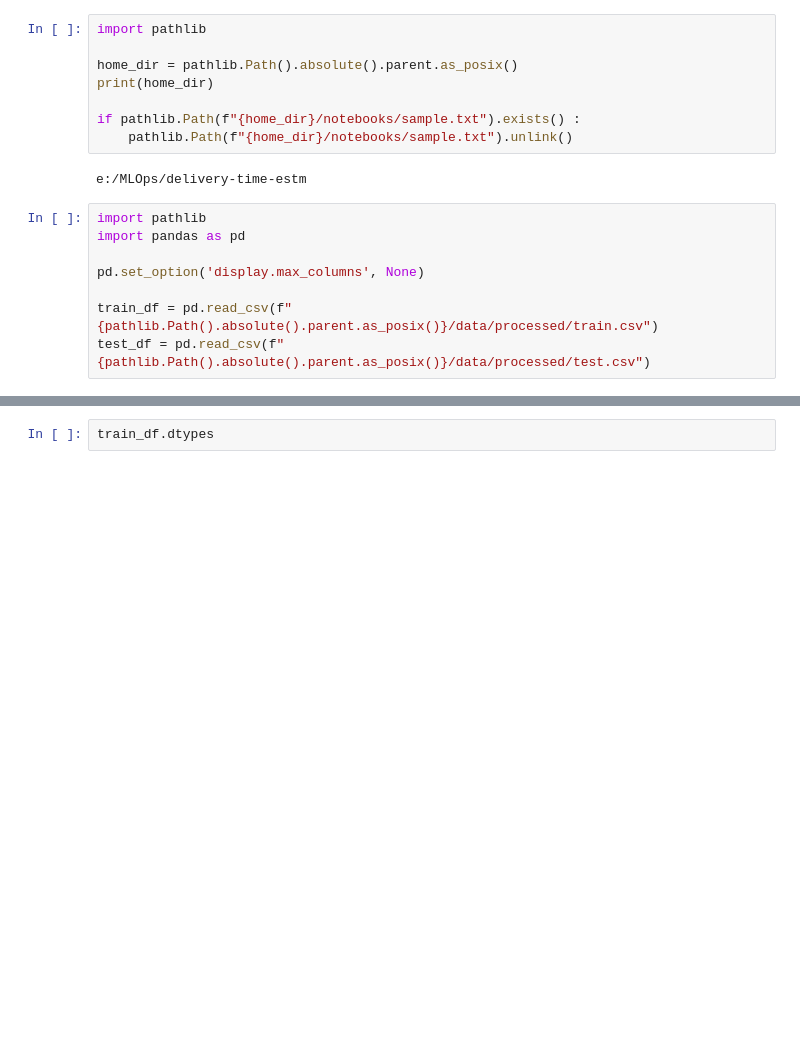
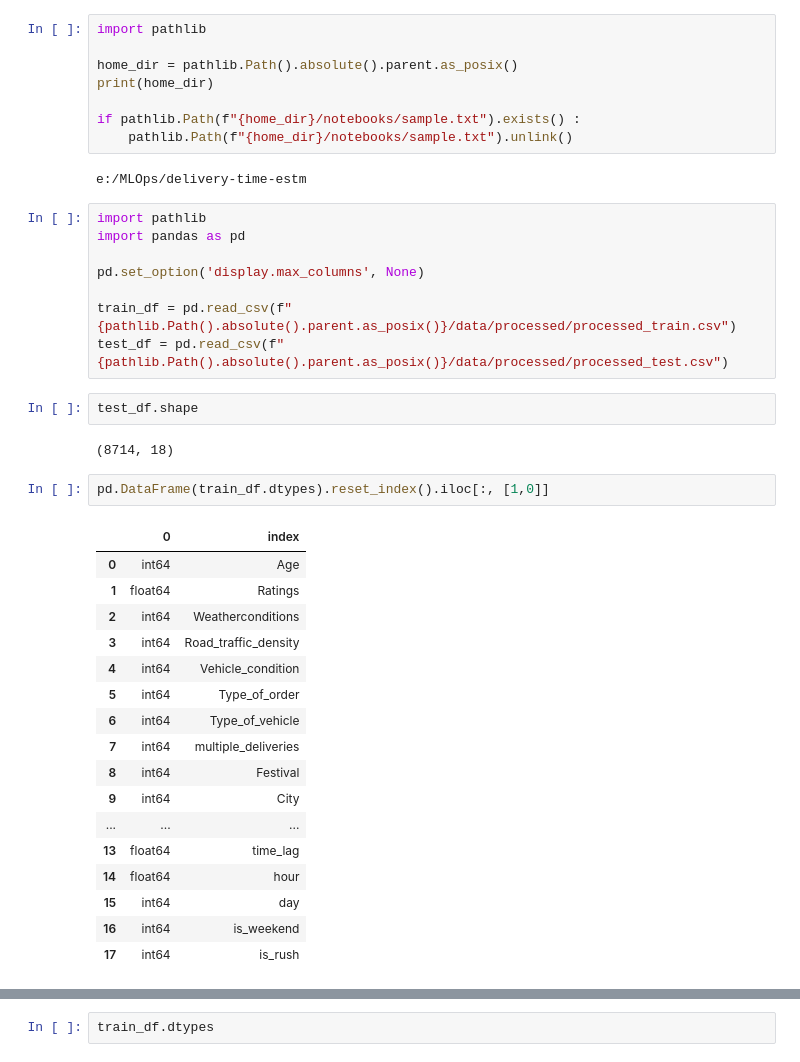
Before and after one commit to ronylpatil/delivery-time-estm, a Jupyter notebook: notebooks/preprocessing.ipynb, the cells around one changed output, grey strips where cells are left out. Drawn from its saved outputs; the diff is of its cells as text; blank space fills up the shorter version.

```diff
--- a/notebooks/preprocessing.ipynb
+++ b/notebooks/preprocessing.ipynb
@@ -755,5 +755,29 @@ import pandas as pd
 
 pd.set_option('display.max_columns', None)
 
-train_df = pd.read_csv(f"{pathlib.Path().absolute().parent.as_posix()}/data/processed/train.csv")
-test_df = pd.read_csv(f"{pathlib.Path().absolute().parent.as_posix()}/data/processed/test.csv")
+train_df = pd.read_csv(f"{pathlib.Path().absolute().parent.as_posix()}/data/processed/processed_train.csv")
+test_df = pd.read_csv(f"{pathlib.Path().absolute().parent.as_posix()}/data/processed/processed_test.csv")
+# %%
+test_df.shape
+# %% [output]
+(8714, 18)
+# %%
+pd.DataFrame(train_df.dtypes).reset_index().iloc[:, [1,0]]
+# %% [output]
+|  | 0 | index |
+| 0 | int64 | Age |
+| 1 | float64 | Ratings |
+| 2 | int64 | Weatherconditions |
+| 3 | int64 | Road_traffic_density |
+| 4 | int64 | Vehicle_condition |
+| 5 | int64 | Type_of_order |
+| 6 | int64 | Type_of_vehicle |
+| 7 | int64 | multiple_deliveries |
+| 8 | int64 | Festival |
+| 9 | int64 | City |
+| ... | ... | ... |
+| 13 | float64 | time_lag |
+| 14 | float64 | hour |
+| 15 | int64 | day |
+| 16 | int64 | is_weekend |
+| 17 | int64 | is_rush |
```
Also changed, not shown: parts of 2 cells of this notebook.
